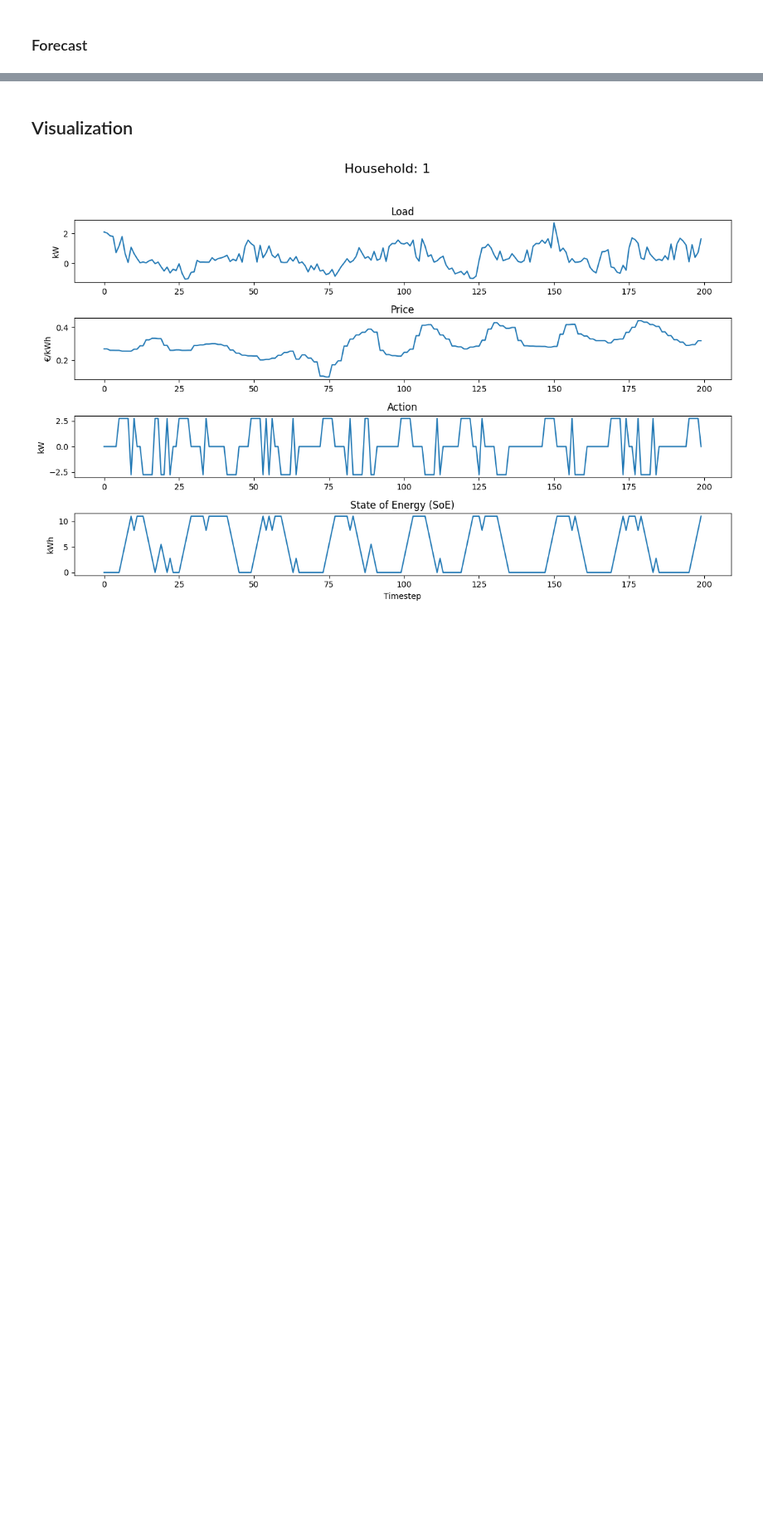
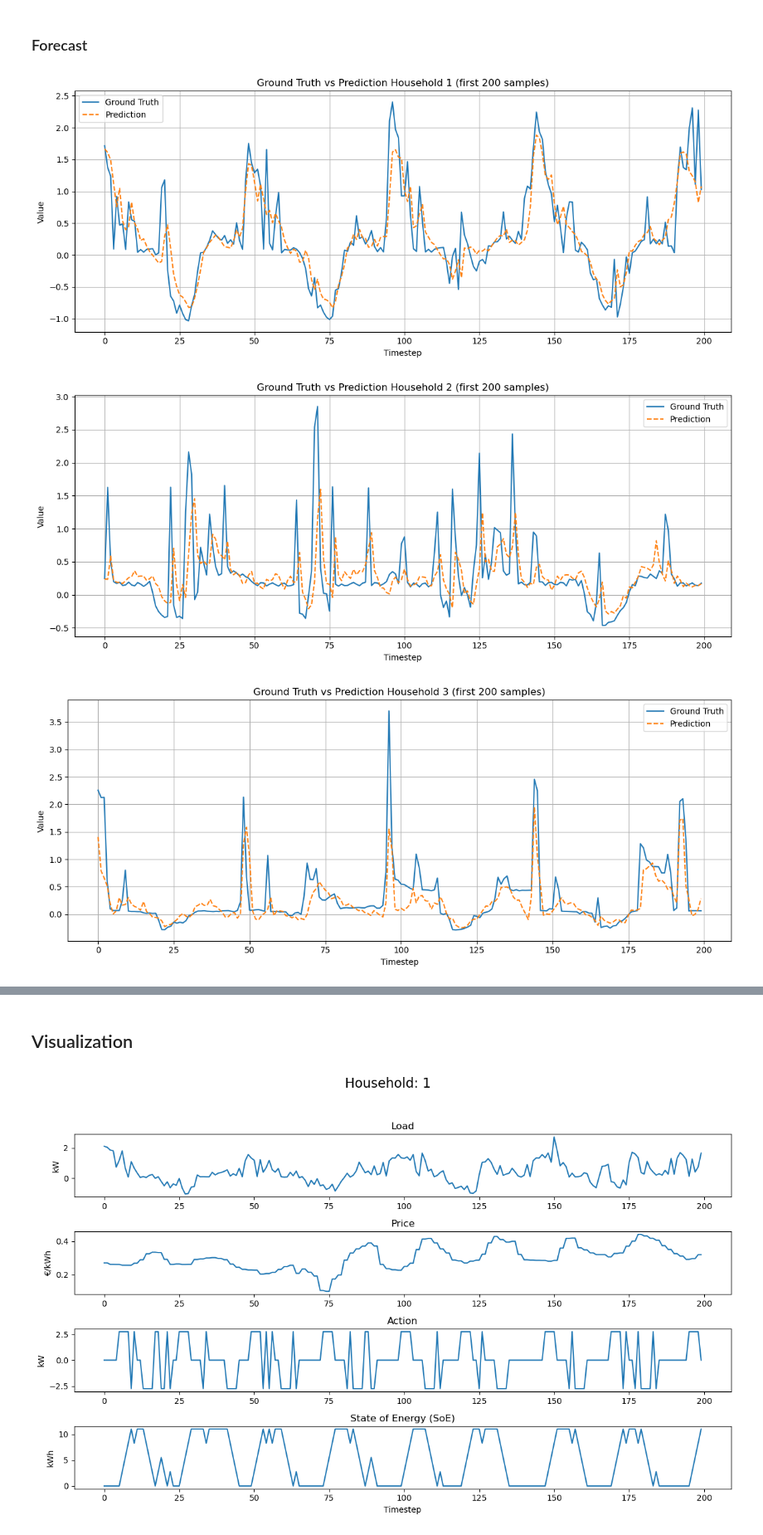
Before and after one commit to JonasSievers/Personalized-Federated-Reinforcement-Learning, a Jupyter notebook: src/baseline.ipynb, the cells around one changed output, grey strips where cells are left out. Shown at 83% size. Drawn from its saved outputs; the diff is of its cells as text; code cells hidden in the pictures; blank space fills up the shorter version.

```diff
--- a/src/baseline.ipynb
+++ b/src/baseline.ipynb
@@ -20,6 +20,7 @@ from utils.utils import calcBatteryCapacity
 # Parameters
 output_dir = '../outputs/baseline/'
 filename = 'sliding_window'
+model_dir = '../models/forecaster/'
 households = range(1,11)
 # %% [markdown]
 ## Sliding Window Approach
@@ -170,7 +175,7 @@ class ForecastPipeline:
 
     def predict(self, dl, household):
         self.model = Foreacaster(input_shape=(1,48,3))
-        self.model.load_state_dict(torch.load(f'../outputs/baseline/forecast_model_{household}.pt'))
+        self.model.load_state_dict(torch.load(f'{model_dir}{household}.pt'))
         self.model.eval()
         forecast = []
         for _ in range(0,48):
@@ -187,7 +192,8 @@ class ForecastPipeline:
             self.train(epochs=100)
             y_true, y_pred = self.evaluate()
 
-            torch.save(self.model.state_dict(), f'../outputs/baseline/forecast_model_{household}.pt')
+            os.makedirs(model_dir, exist_ok=True)
+            torch.save(self.model.state_dict(), f'{model_dir}{household}.pt')
 
             if self.calc_metric:
                 metrics = self.calculate_metrics(y_true, y_pred)
@@ -230,0 +235,6 @@ pipeline = ForecastPipeline()
+# %%
+pipeline.main()
+# %% [output]
+[figure, added]
+[figure, added]
+[figure, added]
```
Also changed, not shown: parts of 3 cells of this notebook, 25 other files.
